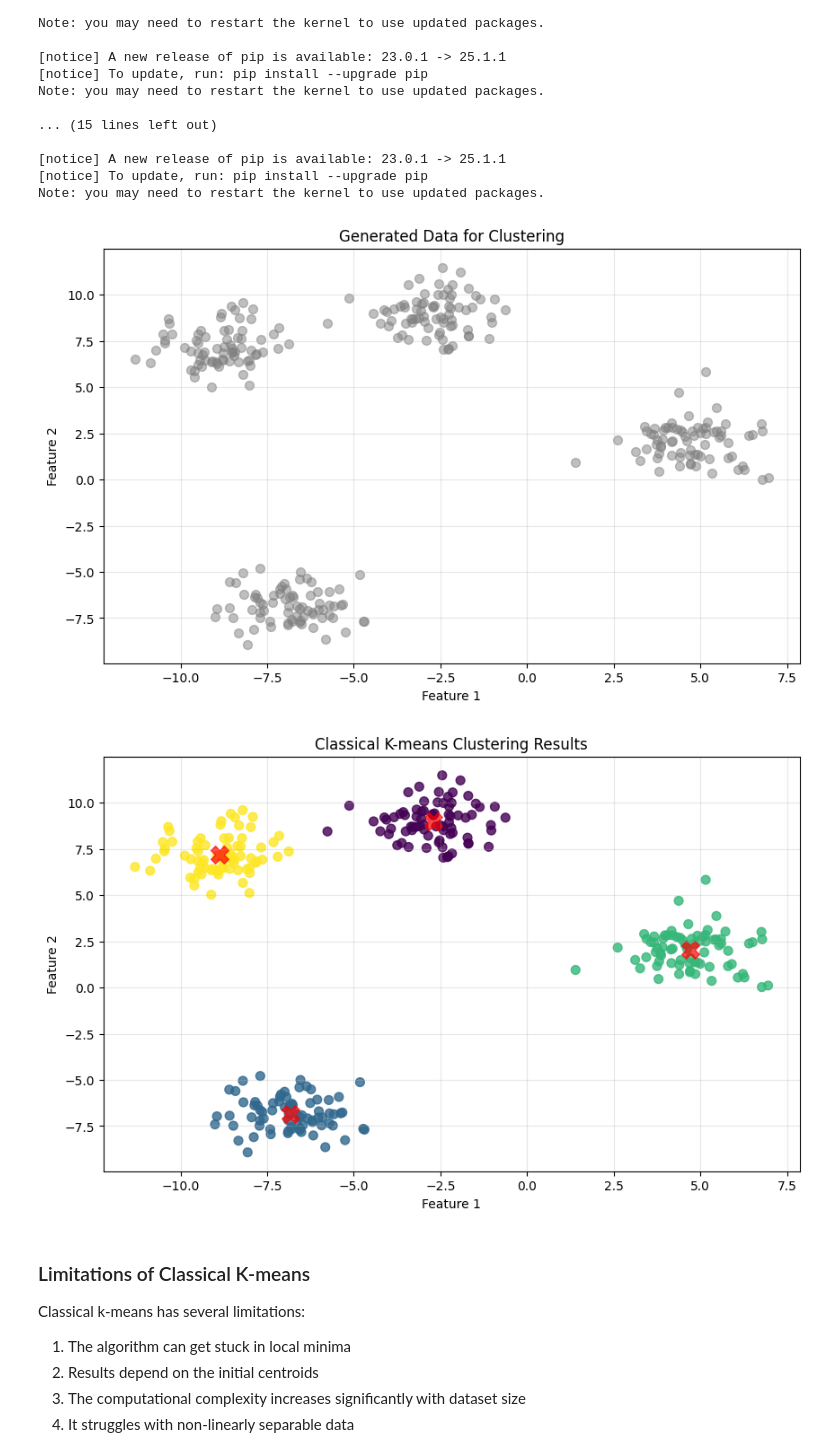
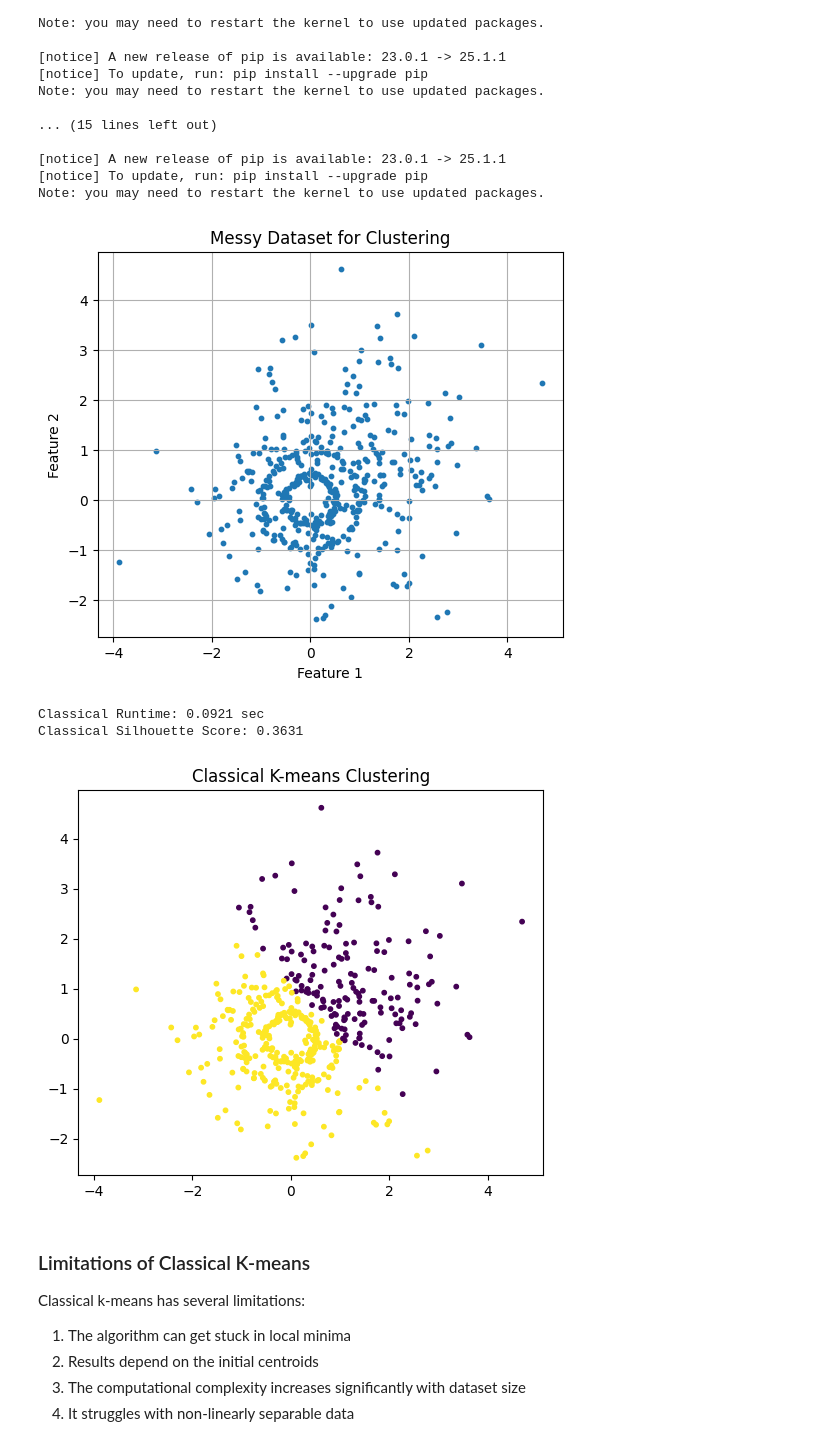
Before and after one commit to YoushaExT/quantum-clustering, a Jupyter notebook: quantum_clustering.ipynb, the cells around one changed output. Drawn from its saved outputs; the diff is of its cells as text; code cells hidden in the pictures.

```diff
--- a/quantum_clustering.ipynb
+++ b/quantum_clustering.ipynb
@@ -90,44 +116,53 @@ Note: you may need to restart the kernel to use updated packages.
 Note: you may need to restart the kernel to use updated packages.
 # %%
 import matplotlib.pyplot as plt
-from sklearn.datasets import make_blobs
+from sklearn.datasets import make_blobs, make_circles
 from sklearn.cluster import KMeans
+import numpy as np
+import time
+from sklearn.metrics import silhouette_score
 
-# Generate synthetic data
-n_samples = 300
-n_features = 2
-n_clusters = 4
-random_state = 42
+# Using synthetic data for demonstration purposes
+# Create a messy dataset with overlapping blobs and circular non-linear data
 
-X, y = make_blobs(n_samples=n_samples, n_features=n_features, centers=n_clusters,
-                  cluster_std=1.0, random_state=random_state)
+# Overlapping blobs
+X1, _ = make_blobs(n_samples=300, centers=[[0, 0], [1, 1]], cluster_std=1.2, random_state=42)
+
+# Circular non-linear data
+X2, _ = make_circles(n_samples=150, factor=0.5, noise=0.05)
+
+# Combine and shuffle
+X = np.vstack([X1, X2])
+np.random.shuffle(X)
 
 # Visualize the data
-plt.figure(figsize=(10, 6))
-plt.scatter(X[:, 0], X[:, 1], c='gray', s=50, alpha=0.5)
-plt.title('Generated Data for Clustering')
+plt.figure(figsize=(6, 5))
+plt.scatter(X[:, 0], X[:, 1], s=10)
+plt.title('Messy Dataset for Clustering')
 plt.xlabel('Feature 1')
 plt.ylabel('Feature 2')
-plt.grid(True, alpha=0.3)
+plt.grid(True)
 plt.show()
 
 # Apply classical k-means
-kmeans = KMeans(n_clusters=n_clusters, random_state=random_state)
-y_pred = kmeans.fit_predict(X)
-centers = kmeans.cluster_centers_
+start_time = time.time()
+kmeans = KMeans(n_clusters=2, random_state=42)
+classical_labels = kmeans.fit_predict(X)
+classical_runtime = time.time() - start_time
+classical_silhouette = silhouette_score(X, classical_labels)
 
-# Visualize the results
-plt.figure(figsize=(10, 6))
-plt.scatter(X[:, 0], X[:, 1], c=y_pred, s=50, cmap='viridis', alpha=0.8)
-plt.scatter(centers[:, 0], centers[:, 1], c='red', s=200, alpha=0.7, marker='X')
-plt.title('Classical K-means Clustering Results')
-plt.xlabel('Feature 1')
-plt.ylabel('Feature 2')
-plt.grid(True, alpha=0.3)
+print(f"Classical Runtime: {classical_runtime:.4f} sec")
+print(f"Classical Silhouette Score: {classical_silhouette:.4f}")
+
+plt.figure(figsize=(6, 5))
+plt.scatter(X[:, 0], X[:, 1], c=classical_labels, cmap='viridis', s=10)
+plt.title('Classical K-means Clustering')
 plt.show()
 # %% [output]
-[figure, old version]
+[figure, new version]
+Classical Runtime: 0.0921 sec
+Classical Silhouette Score: 0.3631
-[figure, old version]
+[figure, new version]
 # %% [markdown]
 ### Limitations of Classical K-means
 
```
Also changed, not shown: parts of 37 cells of this notebook, 1 other file.
